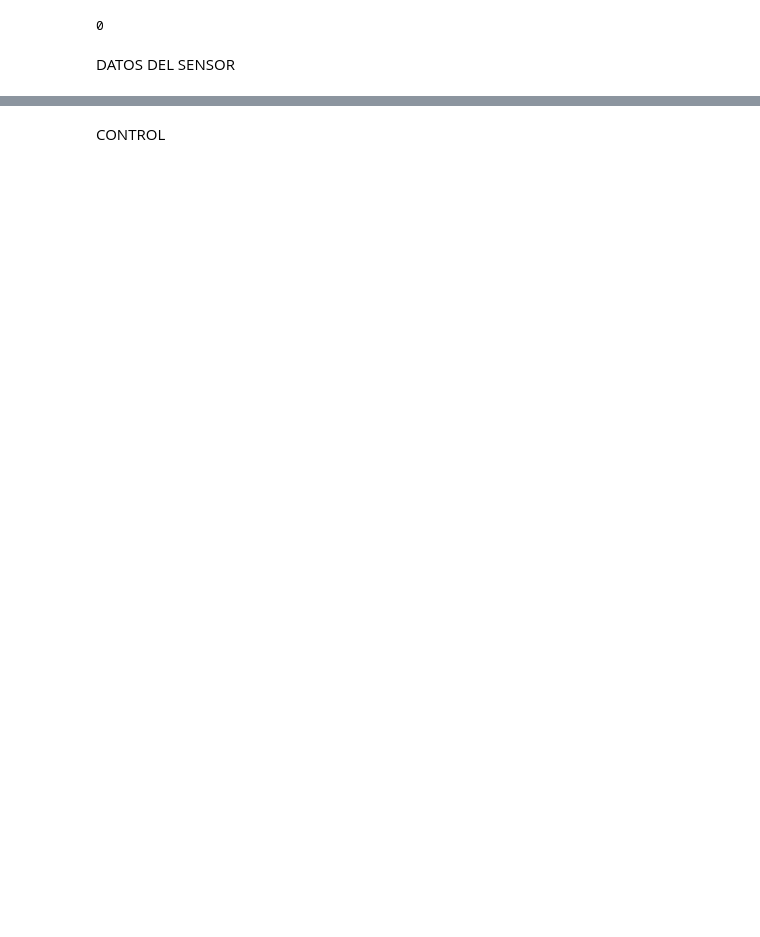
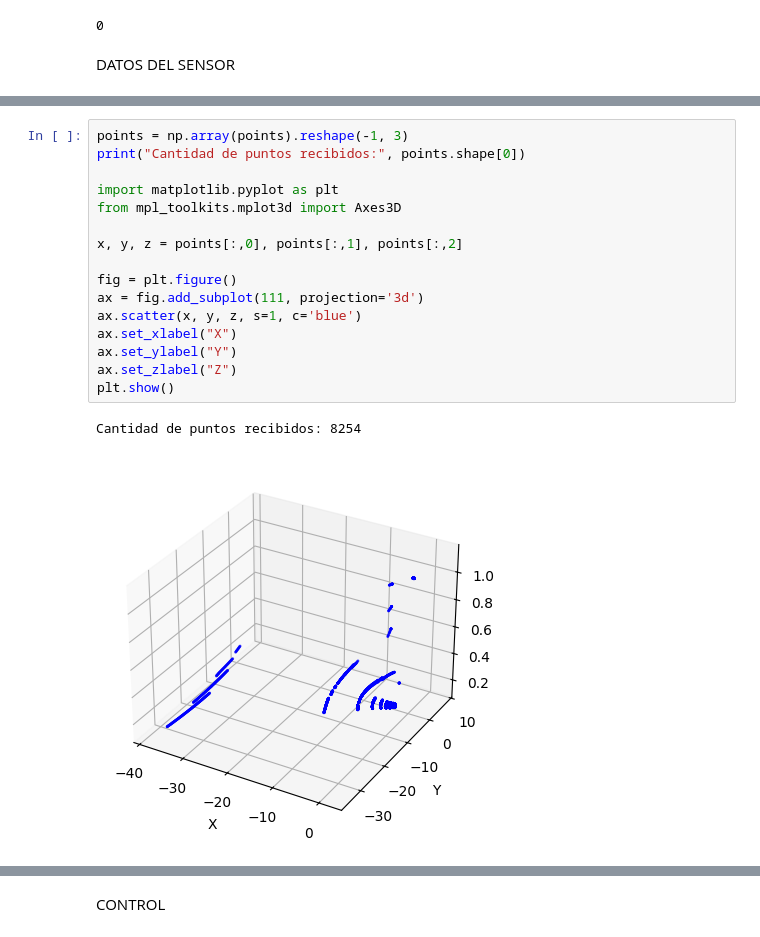
Before and after one commit to RoboGuide/RoboGuide, a Jupyter notebook: CoppeliaSim/LiDAR/Prueba.ipynb, the cells around one changed output, grey strips where cells are left out. Cells and saved outputs as stored; diff of their text form; blank space fills up the shorter version.

```diff
--- a/CoppeliaSim/LiDAR/Prueba.ipynb
+++ b/CoppeliaSim/LiDAR/Prueba.ipynb
@@ -123,0 +120,19 @@ Puntos recibidos: (3.2963647842407227, 3.3183841705322266, 0.1971336305141449, 3
+# %%
+points = np.array(points).reshape(-1, 3)
+print("Cantidad de puntos recibidos:", points.shape[0])
+
+import matplotlib.pyplot as plt
+from mpl_toolkits.mplot3d import Axes3D
+
+x, y, z = points[:,0], points[:,1], points[:,2]
+
+fig = plt.figure()
+ax = fig.add_subplot(111, projection='3d')
+ax.scatter(x, y, z, s=1, c='blue')
+ax.set_xlabel("X")
+ax.set_ylabel("Y")
+ax.set_zlabel("Z")
+plt.show()
+# %% [output]
+Cantidad de puntos recibidos: 8254
+[figure, added]
```
Also changed, not shown: parts of 8 cells of this notebook.
